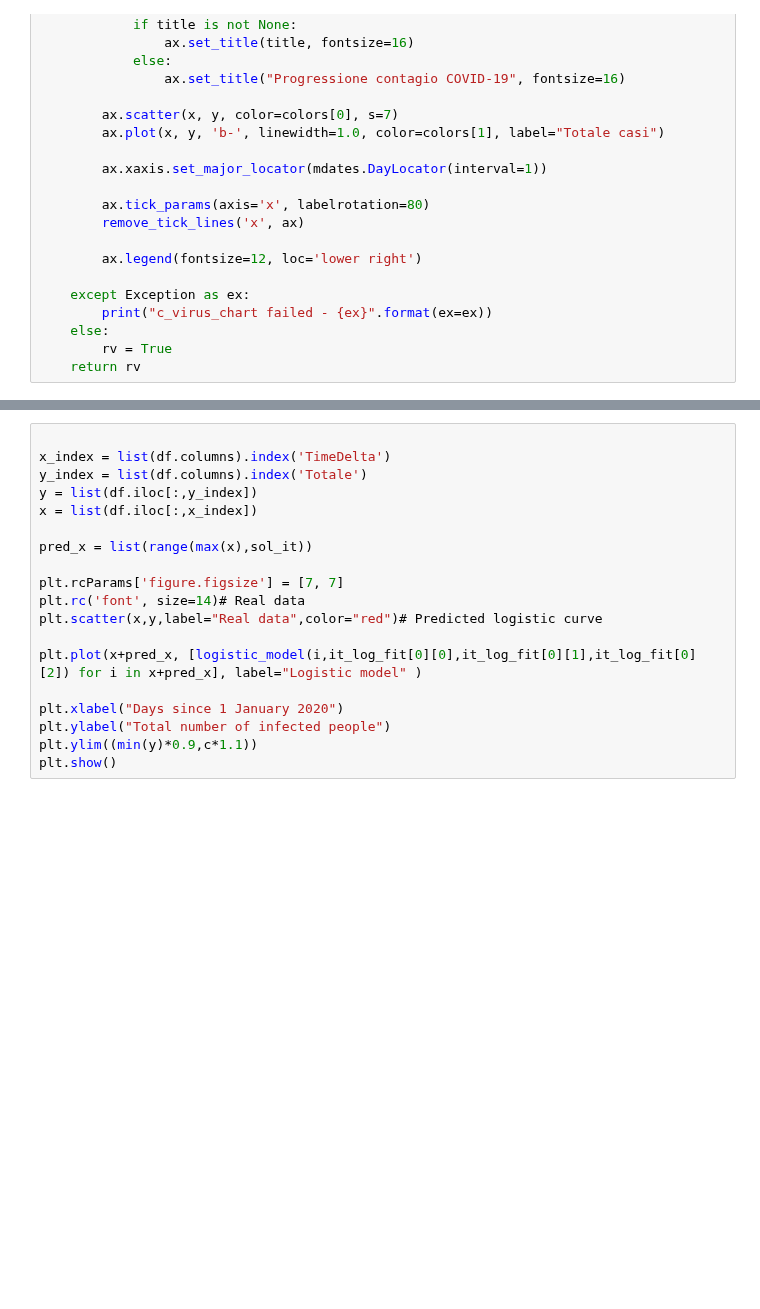
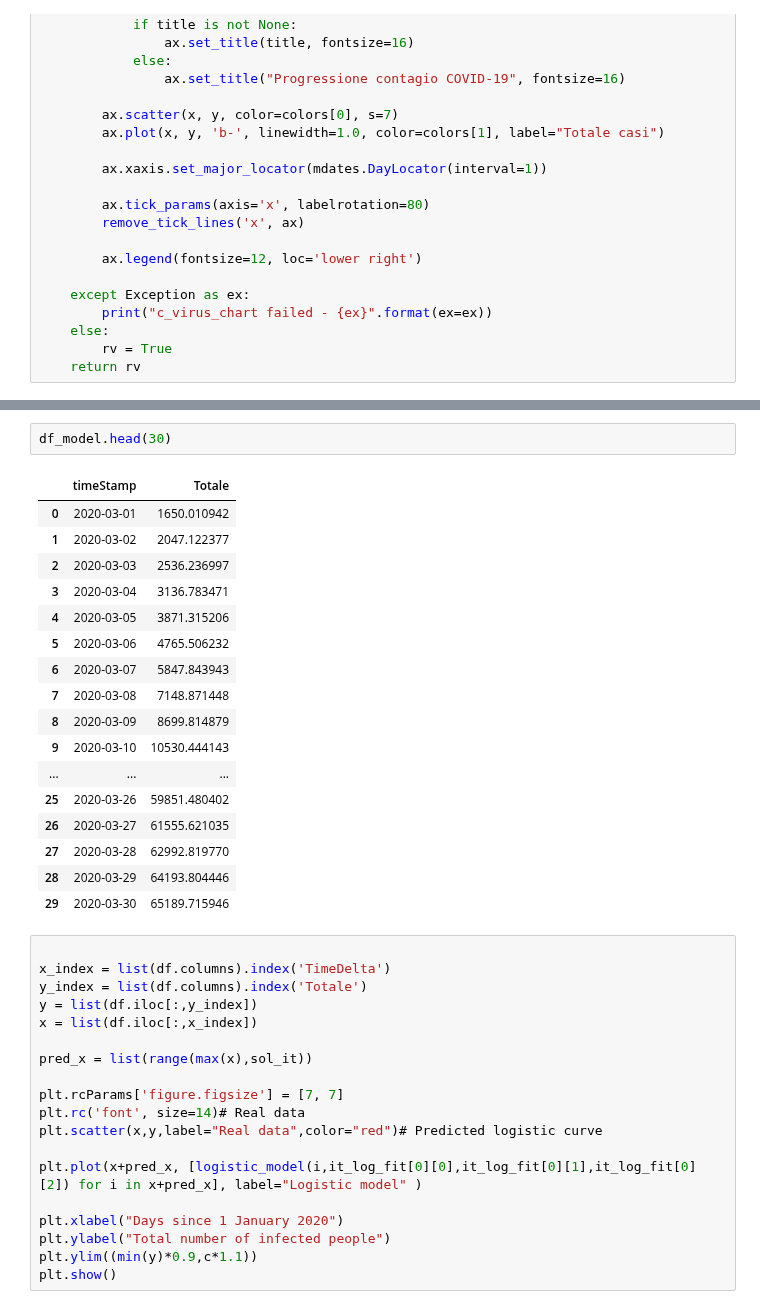
Before and after one commit to p-giovanni/Statistics, a Jupyter notebook: notebook/CoronaVirus.ipynb, the cells around one changed output, grey strips where cells are left out. Cells and saved outputs as stored; diff of their text form; blank space fills up the shorter version.

```diff
--- a/notebook/CoronaVirus.ipynb
+++ b/notebook/CoronaVirus.ipynb
@@ -602,3 +624,23 @@ df_prediction.shape
+# %%
+df_model.head(30)
+# %% [output]
+|  | timeStamp | Totale |
+| 0 | 2020-03-01 | 1650.010942 |
+| 1 | 2020-03-02 | 2047.122377 |
+| 2 | 2020-03-03 | 2536.236997 |
+| 3 | 2020-03-04 | 3136.783471 |
+| 4 | 2020-03-05 | 3871.315206 |
+| 5 | 2020-03-06 | 4765.506232 |
+| 6 | 2020-03-07 | 5847.843943 |
+| 7 | 2020-03-08 | 7148.871448 |
+| 8 | 2020-03-09 | 8699.814879 |
+| 9 | 2020-03-10 | 10530.444143 |
+| ... | ... | ... |
+| 25 | 2020-03-26 | 59851.480402 |
+| 26 | 2020-03-27 | 61555.621035 |
+| 27 | 2020-03-28 | 62992.819770 |
+| 28 | 2020-03-29 | 64193.804446 |
+| 29 | 2020-03-30 | 65189.715946 |
 # %%
 
 x_index = list(df.columns).index('TimeDelta')
```
Also changed, not shown: parts of 9 cells of this notebook, 4 other files.
